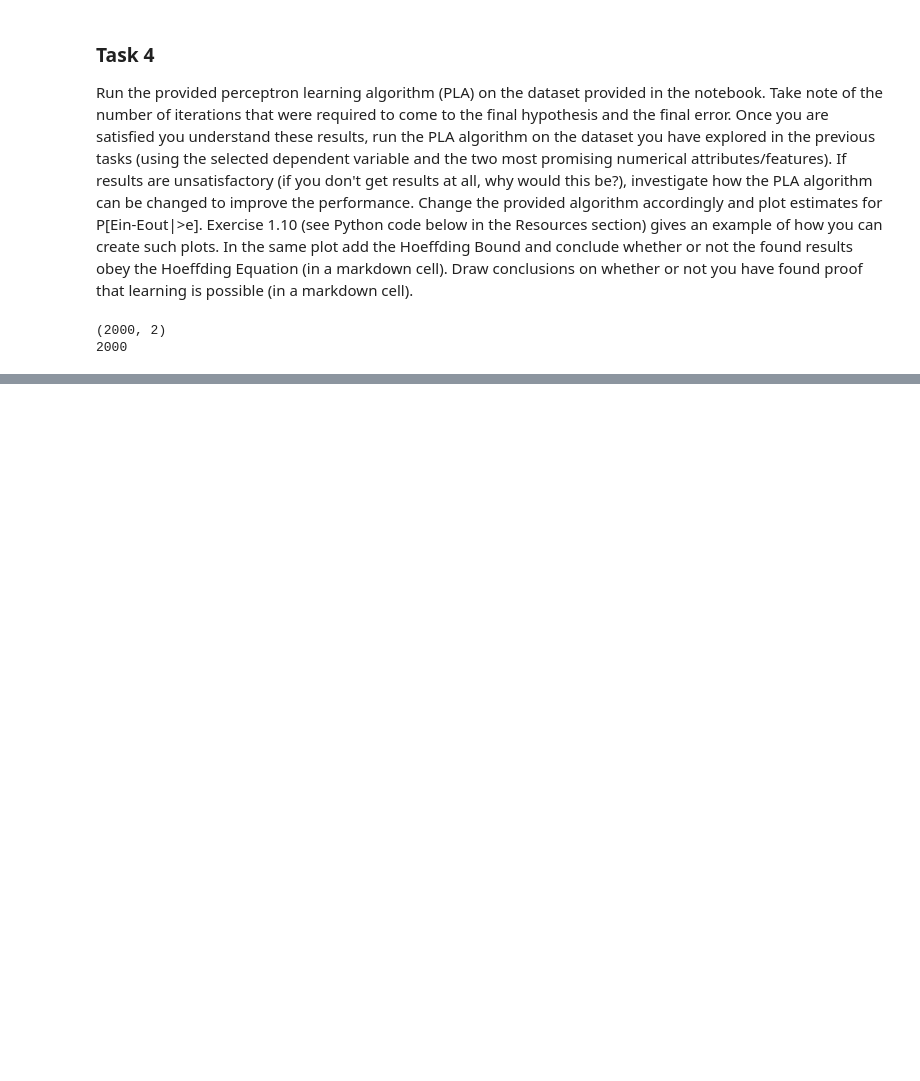
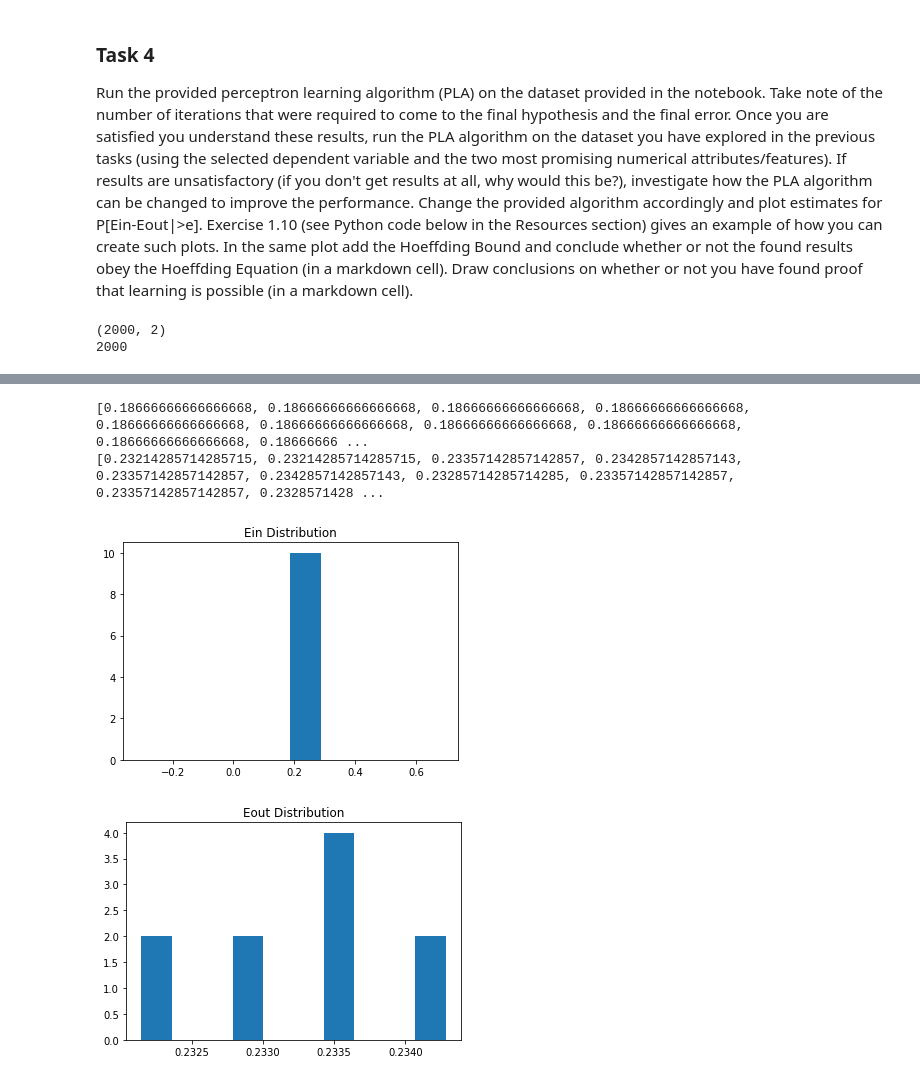
Before and after one commit to vipulpopat/MSCAI_Sem1_Etivity1, a Jupyter notebook: 18200036_Etivity1.ipynb, the cells around one changed output, grey strips where cells are left out. Drawn from its saved outputs; the diff is of its cells as text; code cells hidden in the pictures; blank space fills up the shorter version.

```diff
--- a/18200036_Etivity1.ipynb
+++ b/18200036_Etivity1.ipynb
@@ -369,0 +503,24 @@ ValueError: all the input arrays must have same number of dimensions
+# %%
+M = 10
+# %%
+Ein = []
+Eout = []
+for i in range(M):
+    #select a random training and test set
+    X_train, X_test, y_train, y_test = train_test_split(X_bank, y_bank_mapped, test_size=0.3, random_state=39)
+
+    #Initialize all weights to 0 or a small random number
+    pla_bank_weights = random_generator.normal(loc=0.0, scale=0.01, size=x_columns)
+
+    #run the pocket algorithm
+    out_weights = []
+    out_iterations = 0
+    out_weights, out_iterations = pla_pocket(X_train, y_train, pla_bank_weights, 10000)
+
+    #store Ein (in-sample error)
+    Ein.append(calc_error(X_train, y_train, out_weights))
+
+    #store Eout (out-of-sample error)
+    Eout.append(calc_error(X_test, y_test, out_weights))
+
+    print('Experiments completed: ', i+1)
@@ -369,0 +538,18 @@ ValueError: all the input arrays must have same number of dimensions
+# %%
+print(Ein)
+print(Eout)
+# %% [output]
+[0.18666666666666668, 0.18666666666666668, 0.18666666666666668, 0.18666666666666668, 0.18666666666666668, 0.18666666666666668, 0.18666666666666668, 0.18666666666666668, 0.18666666666666668, 0.18666666 ...
+[0.23214285714285715, 0.23214285714285715, 0.23357142857142857, 0.2342857142857143, 0.23357142857142857, 0.2342857142857143, 0.23285714285714285, 0.23357142857142857, 0.23357142857142857, 0.2328571428 ...
+# %%
+#Examine the Ein and Eout values
+
+plt.hist(Ein)
+plt.title('Ein Distribution')
+plt.show()
+plt.hist(Eout)
+plt.title('Eout Distribution')
+plt.show()
+# %% [output]
+[figure, added]
+[figure, added]
```
Also changed, not shown: parts of 23 cells of this notebook, 1 other file.
